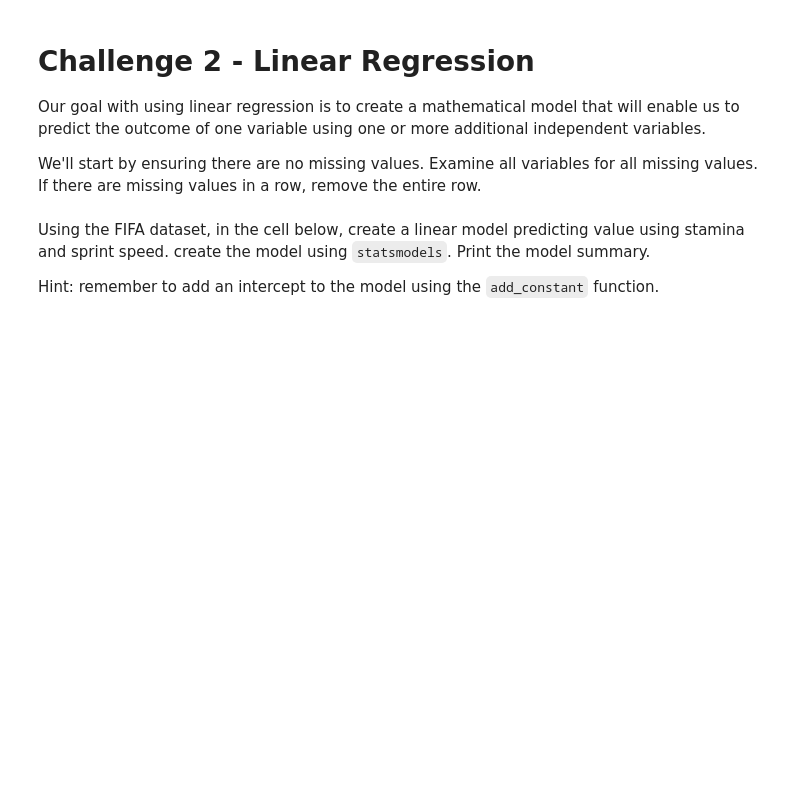
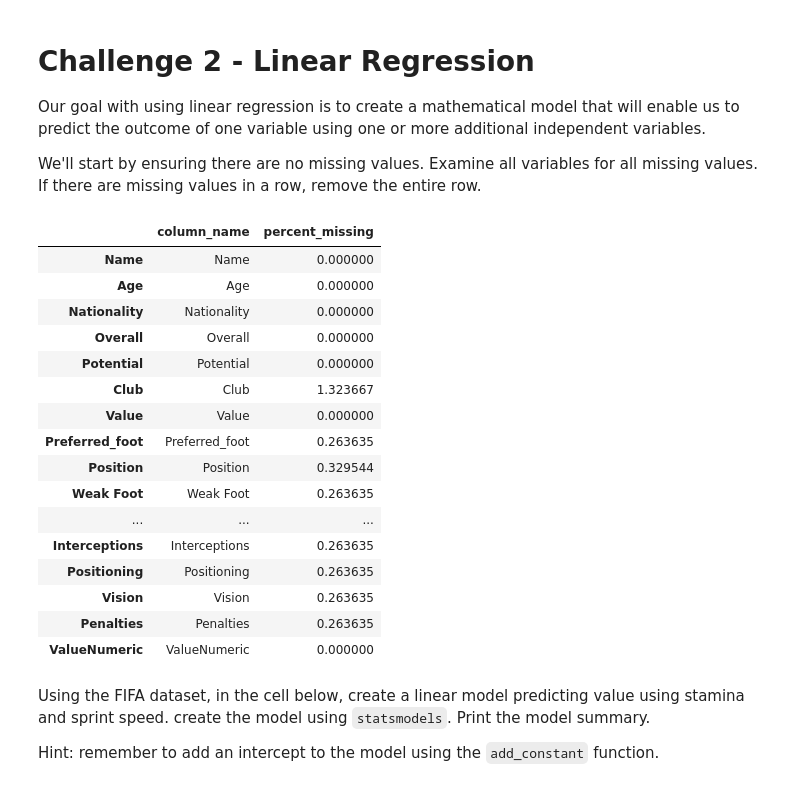
Before and after one commit to ironhack-datalabs/datamad0620, a Jupyter notebook: module-2/lab-correlation-tests-with-scipy/your-code/main.ipynb, the cells around one changed output. Cells and saved outputs as stored; diff of their text form; code cells hidden in the pictures; blank space fills up the shorter version.

```diff
--- a/module-2/lab-correlation-tests-with-scipy/your-code/main.ipynb
+++ b/module-2/lab-correlation-tests-with-scipy/your-code/main.ipynb
@@ -92,0 +97,24 @@ We'll start by ensuring there are no missing values. Examine all variables for a
+# %%
+percent_missing = fifa.isnull().sum() * 100 / len(fifa)
+missing_value_df = pd.DataFrame({'column_name': fifa.columns,
+                                 'percent_missing': percent_missing})
+
+missing_value_df
+# %% [output]
+|  | column_name | percent_missing |
+| Name | Name | 0.000000 |
+| Age | Age | 0.000000 |
+| Nationality | Nationality | 0.000000 |
+| Overall | Overall | 0.000000 |
+| Potential | Potential | 0.000000 |
+| Club | Club | 1.323667 |
+| Value | Value | 0.000000 |
+| Preferred_foot | Preferred_foot | 0.263635 |
+| Position | Position | 0.329544 |
+| Weak Foot | Weak Foot | 0.263635 |
+| ... | ... | ... |
+| Interceptions | Interceptions | 0.263635 |
+| Positioning | Positioning | 0.263635 |
+| Vision | Vision | 0.263635 |
+| Penalties | Penalties | 0.263635 |
+| ValueNumeric | ValueNumeric | 0.000000 |
```
Also changed, not shown: parts of 18 cells of this notebook.
